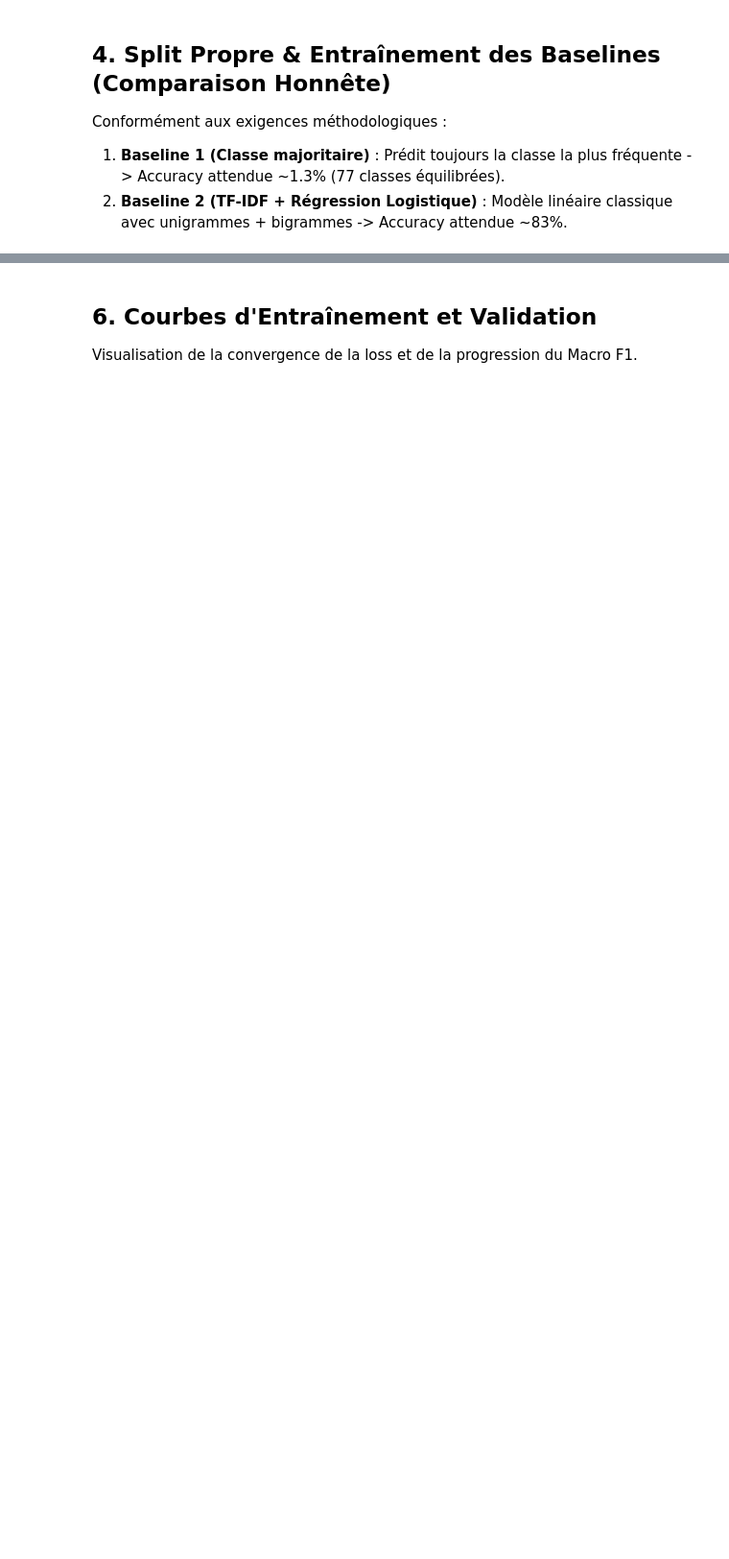
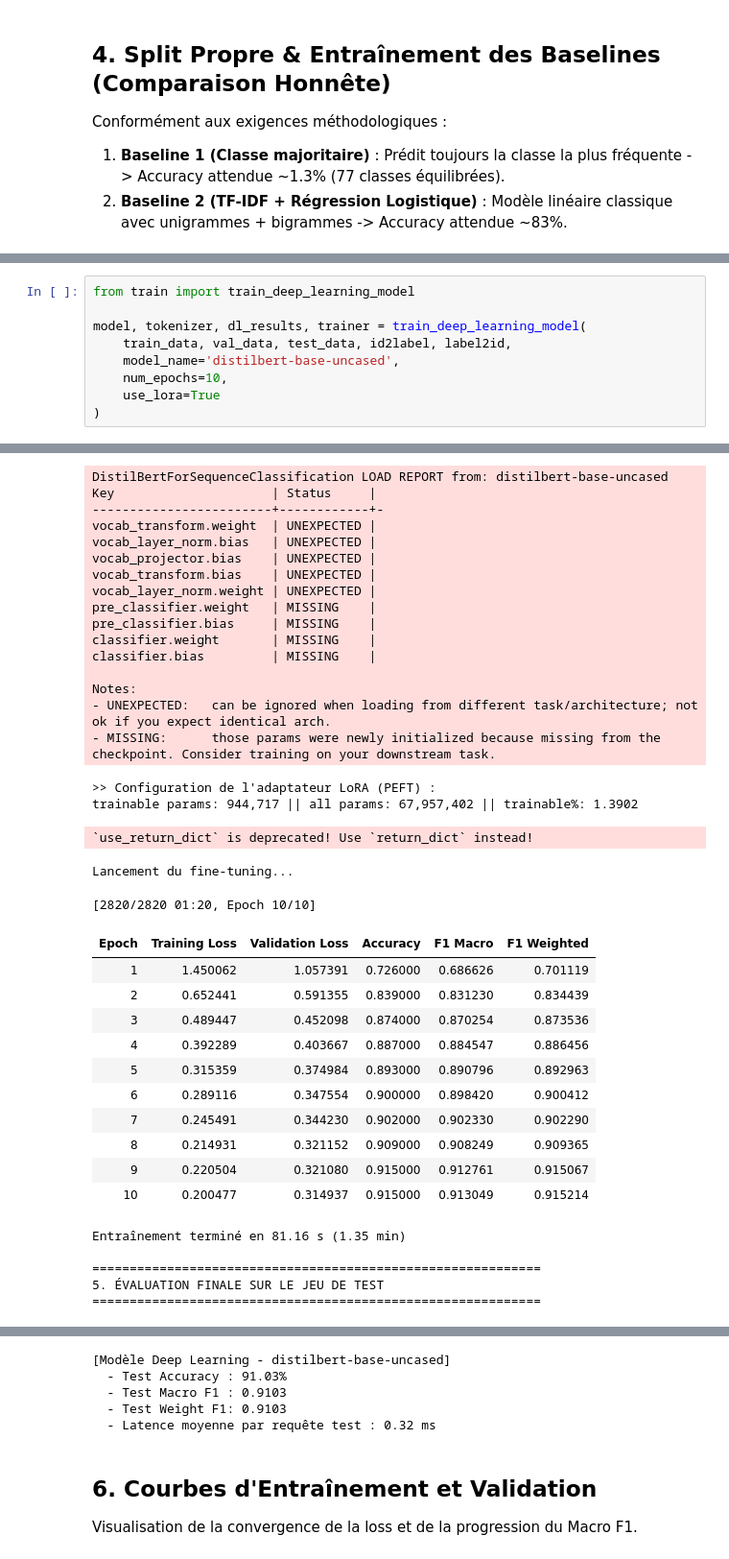
Before and after one commit to Yamnyr/BankRoute-AI, a Jupyter notebook: BankRoute_AI_Training.ipynb, the cells around one changed output, grey strips where cells are left out. Shown at 96% size. Saved outputs shown, nothing was run; the diff lists cells and outputs as text; blank space fills up the shorter version.

```diff
--- a/BankRoute_AI_Training.ipynb
+++ b/BankRoute_AI_Training.ipynb
@@ -194,0 +138,10 @@ Entraînement LoRA achevé avec succès !
+# %%
+from train import train_deep_learning_model
+
+model, tokenizer, dl_results, trainer = train_deep_learning_model(
+    train_data, val_data, test_data, id2label, label2id,
+    model_name='distilbert-base-uncased',
+    num_epochs=10,
+    use_lora=True
+)
+# %% [output]
@@ -194,0 +151,37 @@ Entraînement LoRA achevé avec succès !
+DistilBertForSequenceClassification LOAD REPORT from: distilbert-base-uncased
+Key                     | Status     |
+------------------------+------------+-
+vocab_transform.weight  | UNEXPECTED |
+vocab_layer_norm.bias   | UNEXPECTED |
+vocab_projector.bias    | UNEXPECTED |
+vocab_transform.bias    | UNEXPECTED |
+vocab_layer_norm.weight | UNEXPECTED |
+pre_classifier.weight   | MISSING    |
+pre_classifier.bias     | MISSING    |
+classifier.weight       | MISSING    |
+classifier.bias         | MISSING    |
+
+Notes:
+- UNEXPECTED:   can be ignored when loading from different task/architecture; not ok if you expect identical arch.
+- MISSING:      those params were newly initialized because missing from the checkpoint. Consider training on your downstream task.
+>> Configuration de l'adaptateur LoRA (PEFT) :
+trainable params: 944,717 || all params: 67,957,402 || trainable%: 1.3902
+`use_return_dict` is deprecated! Use `return_dict` instead!
+Lancement du fine-tuning...
+[2820/2820 01:20, Epoch 10/10]
+| Epoch | Training Loss | Validation Loss | Accuracy | F1 Macro | F1 Weighted |
+| 1 | 1.450062 | 1.057391 | 0.726000 | 0.686626 | 0.701119 |
+| 2 | 0.652441 | 0.591355 | 0.839000 | 0.831230 | 0.834439 |
+| 3 | 0.489447 | 0.452098 | 0.874000 | 0.870254 | 0.873536 |
+| 4 | 0.392289 | 0.403667 | 0.887000 | 0.884547 | 0.886456 |
+| 5 | 0.315359 | 0.374984 | 0.893000 | 0.890796 | 0.892963 |
+| 6 | 0.289116 | 0.347554 | 0.900000 | 0.898420 | 0.900412 |
+| 7 | 0.245491 | 0.344230 | 0.902000 | 0.902330 | 0.902290 |
+| 8 | 0.214931 | 0.321152 | 0.909000 | 0.908249 | 0.909365 |
+| 9 | 0.220504 | 0.321080 | 0.915000 | 0.912761 | 0.915067 |
+| 10 | 0.200477 | 0.314937 | 0.915000 | 0.913049 | 0.915214 |
+Entraînement terminé en 81.16 s (1.35 min)
+
+============================================================
+5. ÉVALUATION FINALE SUR LE JEU DE TEST
+============================================================
@@ -195,3 +189,8 @@ Entraînement LoRA achevé avec succès !
+[Modèle Deep Learning - distilbert-base-uncased]
+  - Test Accuracy : 91.03%
+  - Test Macro F1 : 0.9103
+  - Test Weight F1: 0.9103
+  - Latence moyenne par requête test : 0.32 ms
 # %% [markdown]
 <a id='6'></a>
 ## 6. Courbes d'Entraînement et Validation
```
Also changed, not shown: parts of 13 cells of this notebook, 14 other files.
